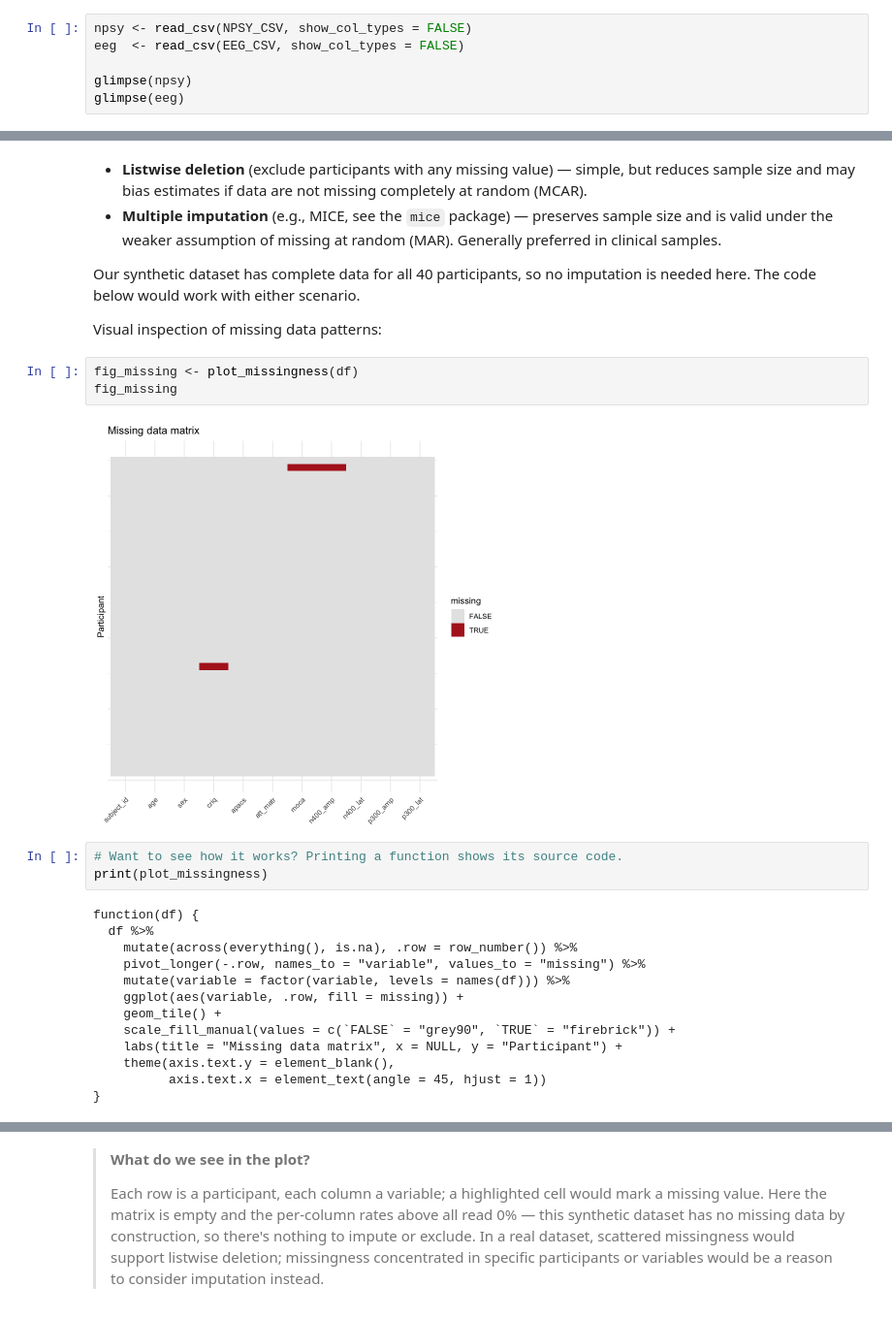
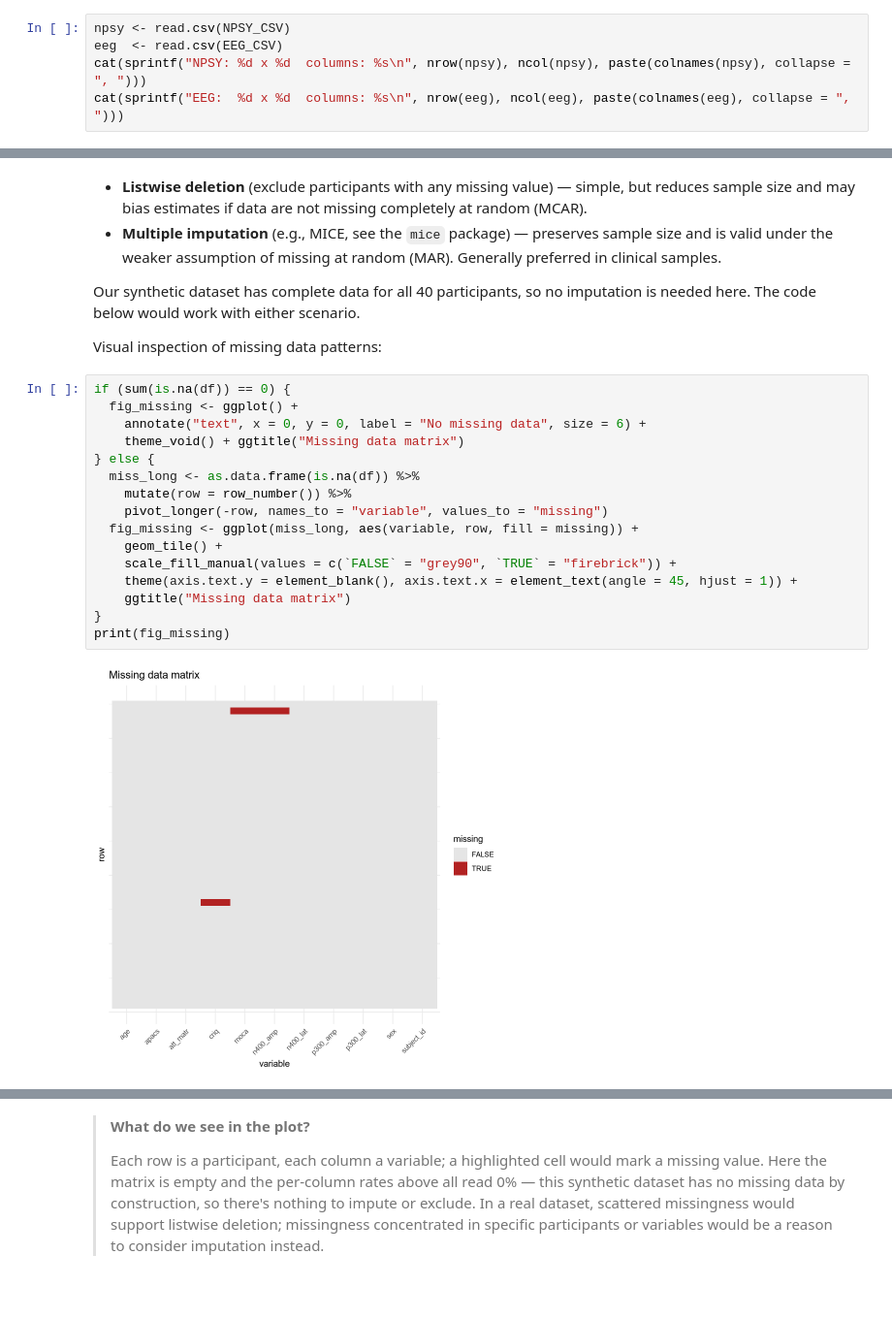
Before and after one commit to SanCamilloIRCCS-OndaLab/tutorial_EEG-NPSY, a Jupyter notebook: r/case1/code/CaseStudy_1.ipynb, the cells around one changed output, grey strips where cells are left out. Shown at 97% size. Saved outputs shown, nothing was run; the diff lists cells and outputs as text.

```diff
--- a/r/case1/code/CaseStudy_1.ipynb
+++ b/r/case1/code/CaseStudy_1.ipynb
@@ -98,9 +86,8 @@ dir.create(RESULTS, recursive = TRUE, showWarnings = FALSE)
 
 The datasets are stored as separate CSV files linked by `subject_id`.
 # %%
-npsy <- read_csv(NPSY_CSV, show_col_types = FALSE)
-eeg  <- read_csv(EEG_CSV, show_col_types = FALSE)
-
-glimpse(npsy)
-glimpse(eeg)
+npsy <- read.csv(NPSY_CSV)
+eeg  <- read.csv(EEG_CSV)
+cat(sprintf("NPSY: %d x %d  columns: %s\n", nrow(npsy), ncol(npsy), paste(colnames(npsy), collapse = ", ")))
+cat(sprintf("EEG:  %d x %d  columns: %s\n", nrow(eeg), ncol(eeg), paste(colnames(eeg), collapse = ", ")))
 # %% [output]
@@ -272,24 +245,21 @@ imputation is needed here. The code below would work with either scenario.
 
 Visual inspection of missing data patterns:
 # %%
-fig_missing <- plot_missingness(df)
-fig_missing
+if (sum(is.na(df)) == 0) {
+  fig_missing <- ggplot() +
+    annotate("text", x = 0, y = 0, label = "No missing data", size = 6) +
+    theme_void() + ggtitle("Missing data matrix")
+} else {
+  miss_long <- as.data.frame(is.na(df)) %>%
+    mutate(row = row_number()) %>%
+    pivot_longer(-row, names_to = "variable", values_to = "missing")
+  fig_missing <- ggplot(miss_long, aes(variable, row, fill = missing)) +
+    geom_tile() +
+    scale_fill_manual(values = c(`FALSE` = "grey90", `TRUE` = "firebrick")) +
+    theme(axis.text.y = element_blank(), axis.text.x = element_text(angle = 45, hjust = 1)) +
+    ggtitle("Missing data matrix")
+}
+print(fig_missing)
 # %% [output]
-[figure, old version]
+[figure, new version]
-# %%
-# Want to see how it works? Printing a function shows its source code.
-print(plot_missingness)
-# %% [output]
-function(df) {
-  df %>%
-    mutate(across(everything(), is.na), .row = row_number()) %>%
-    pivot_longer(-.row, names_to = "variable", values_to = "missing") %>%
-    mutate(variable = factor(variable, levels = names(df))) %>%
-    ggplot(aes(variable, .row, fill = missing)) +
-    geom_tile() +
-    scale_fill_manual(values = c(`FALSE` = "grey90", `TRUE` = "firebrick")) +
-    labs(title = "Missing data matrix", x = NULL, y = "Participant") +
-    theme(axis.text.y = element_blank(),
-          axis.text.x = element_text(angle = 45, hjust = 1))
-}
 # %%
```
Also changed, not shown: parts of 30 cells of this notebook, 45 other files.
